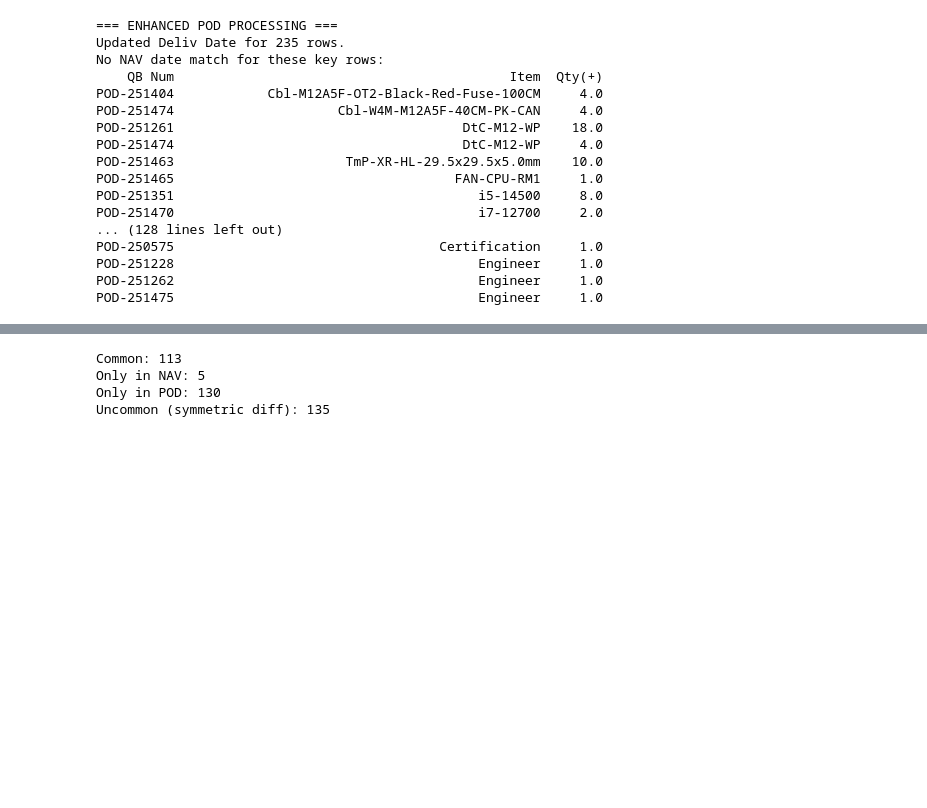
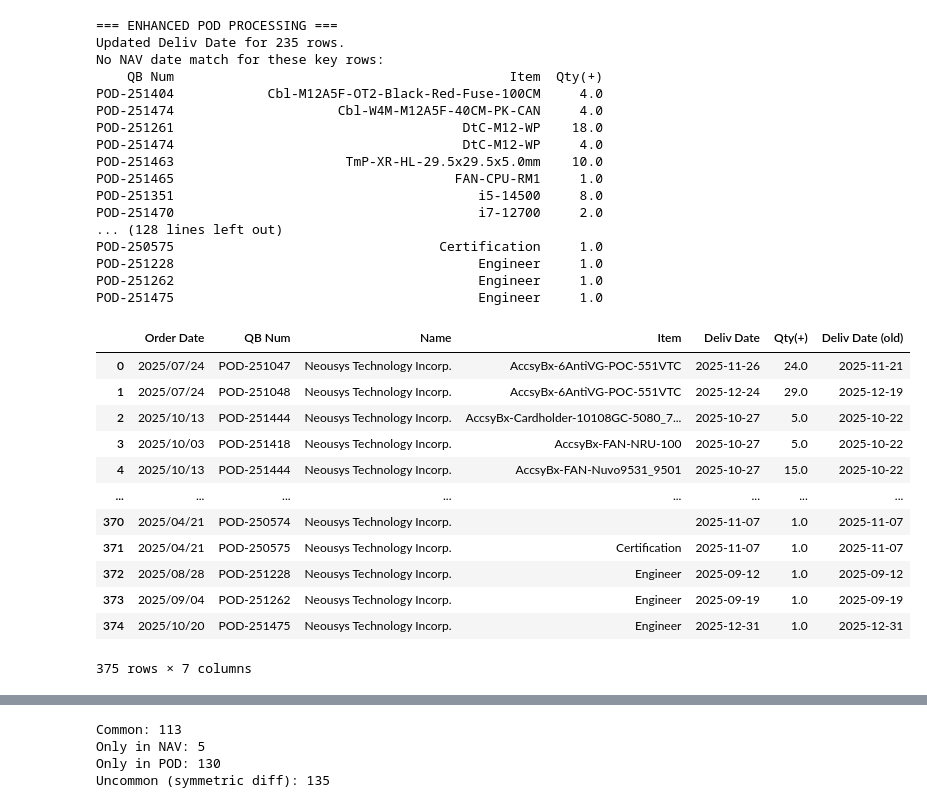
Before and after one commit to playoung2818/POD_NAV, a Jupyter notebook: POD_NAV(ZC).ipynb, the cells around one changed output, grey strips where cells are left out. Drawn from its saved outputs; the diff is of its cells as text; code cells hidden in the pictures; blank space fills up the shorter version.

```diff
--- a/POD_NAV(ZC).ipynb
+++ b/POD_NAV(ZC).ipynb
@@ -266,3 +252,19 @@ POD-250575                                  Certification     1.0
 POD-251228                                       Engineer     1.0
 POD-251262                                       Engineer     1.0
 POD-251475                                       Engineer     1.0
+# %%
+pod_updated
+# %% [output]
+|  | Order Date | QB Num | Name | Item | Deliv Date | Qty(+) | Deliv Date (old) |
+| 0 | 2025/07/24 | POD-251047 | Neousys Technology Incorp. | AccsyBx-6AntiVG-POC-551VTC | 2025-11-26 | 24.0 | 2025-11-21 |
+| 1 | 2025/07/24 | POD-251048 | Neousys Technology Incorp. | AccsyBx-6AntiVG-POC-551VTC | 2025-12-24 | 29.0 | 2025-12-19 |
+| 2 | 2025/10/13 | POD-251444 | Neousys Technology Incorp. | AccsyBx-Cardholder-10108GC-5080_7... | 2025-10-27 | 5.0 | 2025-10-22 |
+| 3 | 2025/10/03 | POD-251418 | Neousys Technology Incorp. | AccsyBx-FAN-NRU-100 | 2025-10-27 | 5.0 | 2025-10-22 |
+| 4 | 2025/10/13 | POD-251444 | Neousys Technology Incorp. | AccsyBx-FAN-Nuvo9531_9501 | 2025-10-27 | 15.0 | 2025-10-22 |
+| ... | ... | ... | ... | ... | ... | ... | ... |
+| 370 | 2025/04/21 | POD-250574 | Neousys Technology Incorp. |  | 2025-11-07 | 1.0 | 2025-11-07 |
+| 371 | 2025/04/21 | POD-250575 | Neousys Technology Incorp. | Certification | 2025-11-07 | 1.0 | 2025-11-07 |
+| 372 | 2025/08/28 | POD-251228 | Neousys Technology Incorp. | Engineer | 2025-09-12 | 1.0 | 2025-09-12 |
+| 373 | 2025/09/04 | POD-251262 | Neousys Technology Incorp. | Engineer | 2025-09-19 | 1.0 | 2025-09-19 |
+| 374 | 2025/10/20 | POD-251475 | Neousys Technology Incorp. | Engineer | 2025-12-31 | 1.0 | 2025-12-31 |
+375 rows × 7 columns
```
Also changed, not shown: parts of 5 cells of this notebook, 1 other file.
